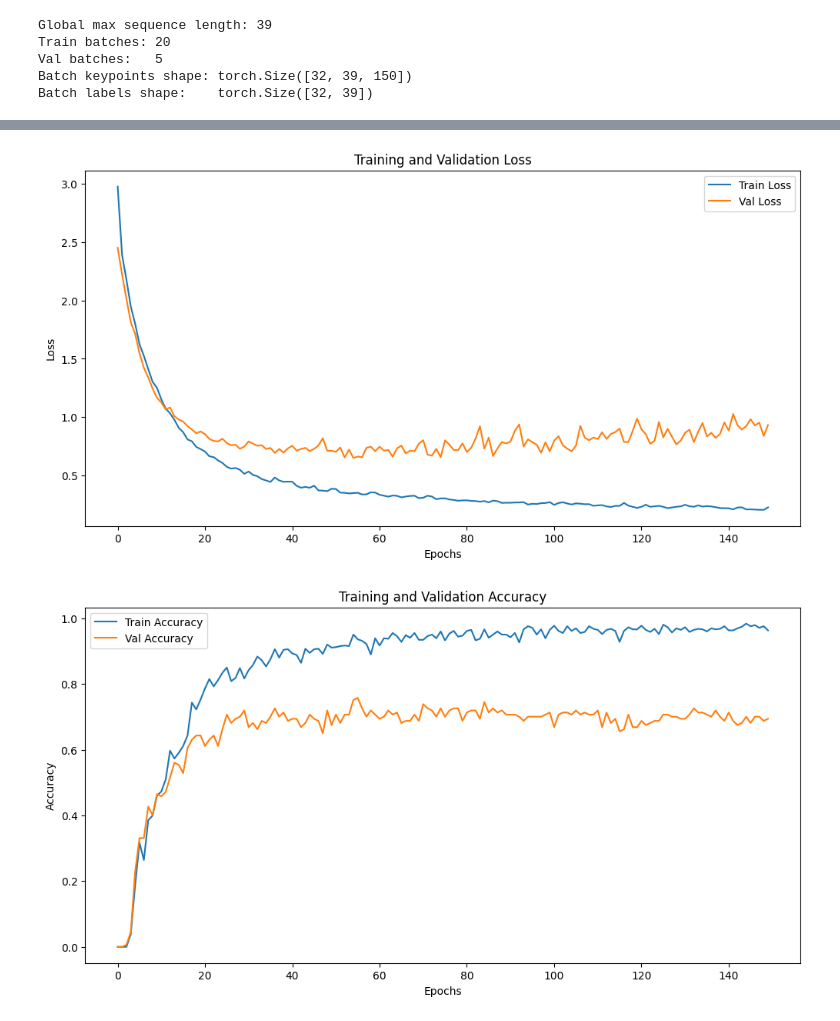
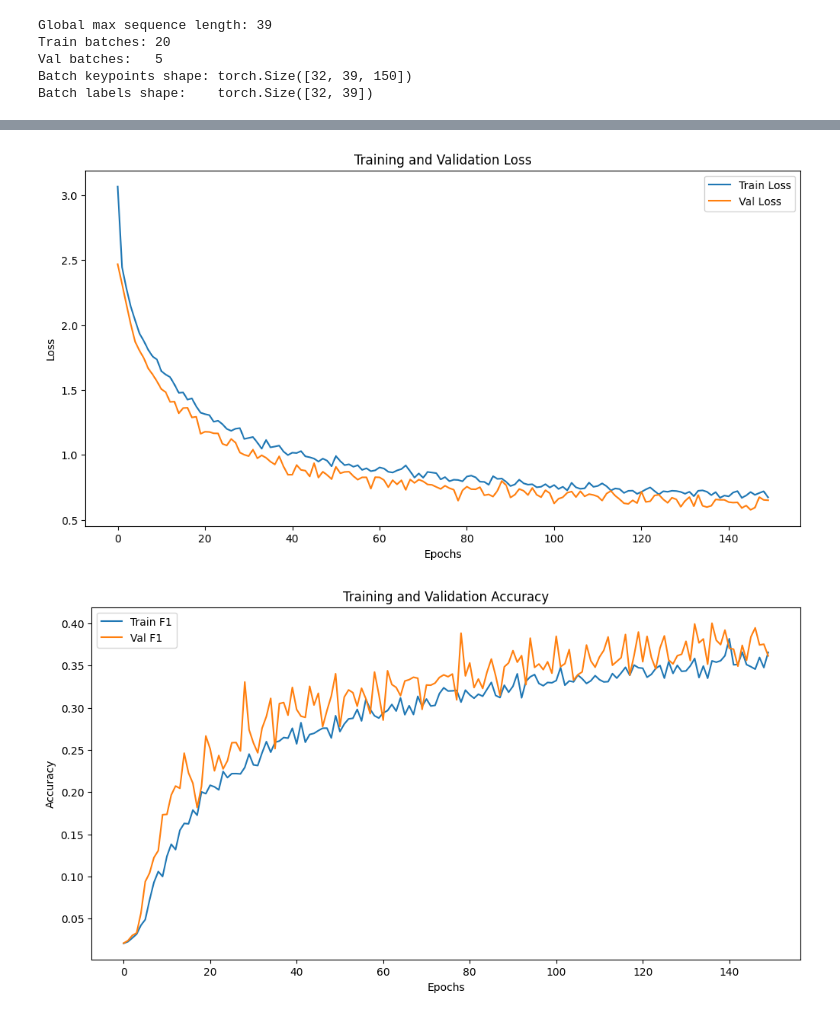
Before and after one commit to AIP491G5/VSLR, a Jupyter notebook: train_tcn.ipynb, the cells around one changed output, grey strips where cells are left out. Drawn from its saved outputs; the diff is of its cells as text; code cells hidden in the pictures.

```diff
--- a/train_tcn.ipynb
+++ b/train_tcn.ipynb
@@ -212,4 +214,14 @@ class LoadData(Dataset):
         seq_lbl= lbl_seq[self.offset::5]
         # convert to tensors directly (length may vary per sample)
         return torch.from_numpy(seq_kp).float(), torch.from_numpy(seq_lbl).long()
+# %%
+def add_noise(kp_seq: torch.Tensor, std: float = 0.02) -> torch.Tensor:
+    """Add Gaussian noise to keypoint sequence."""
+    return kp_seq + torch.randn_like(kp_seq) * std
+
+
+def random_frame_dropout(kp_seq: torch.Tensor, drop_prob: float = 0.1) -> torch.Tensor:
+    """Randomly drop frames from a sequence."""
+    mask = torch.rand(kp_seq.shape[0], device=kp_seq.device) > drop_prob
+    return kp_seq[mask]
 # %%
@@ -471,6 +503,5 @@ def train_tcn(
     return history
 # %%
-%env CUDA_LAUNCH_BLOCKING=1
 feature_size = 150
 hidden_size  = 128
 num_classes  = 52
@@ -489,8 +520,8 @@ num_channels = [hidden_size] * num_levels
 # data loaders
 kp_dir = 'data/Keypoints_TCN'
 lbl_dir = 'data/Labels'
-train_loader, val_loader, _ = create_dataloaders(kp_dir, lbl_dir, batch_size=batch_size)
-
+train_loader, val_loader, _ = create_dataloaders(kp_dir, lbl_dir, batch_size=batch_size, augment=True)
+checkpoint = ModelCheckpoint('best_model_tcn.pth', monitor='val_f1', verbose=True)
 # build model
 model = TCNClassifier(
     input_size   = feature_size,
@@ -507,6 +538,6 @@ criterion = nn.CrossEntropyLoss(weight=class_weights)
 optimizer = torch.optim.Adam(model.parameters(), lr=lr)
 
 loss_hist = train_tcn(
-    model, train_loader, val_loader, criterion, optimizer, device, window_size, num_epochs
+    model, train_loader, val_loader, criterion, optimizer, device, window_size, num_epochs, checkpoint
 )
 # %% [output]
@@ -549,26 +580,7 @@ def inference(
         preds = torch.argmax(logits, dim=1)
     return preds.cpu()
 # %%
-for seq, lbls in val_loader.dataset:
-        preds = inference(model, seq, device, window_size)
-        print(f"Preds: {preds.tolist()}  Truth: {lbls[window_size-1:].tolist()}")
-
-# --- Evaluation on full validation set ---
-from sklearn.metrics import accuracy_score, classification_report, confusion_matrix
-# Remove seaborn dependency; use matplotlib for confusion matrix
 import matplotlib.pyplot as plt
-
-all_preds, all_truths = [], []
-for seq, lbls in val_loader.dataset:
-    preds = inference(model, seq, device, window_size)
-    truths = lbls[window_size-1:].tolist()
-    all_preds.extend(preds.tolist())
-    all_truths.extend(truths)
-
-acc = accuracy_score(all_truths, all_preds)
-print(f"Validation Accuracy: {acc:.4f}")
-print("Classification Report:")
-print(classification_report(all_truths, all_preds, zero_division=0))
 #show history train and val loss
 plt.figure(figsize=(12, 6))
 plt.plot(loss_hist['train_loss'], label='Train Loss')
@@ -580,8 +592,8 @@ plt.legend()
 plt.show()
 #show history train and val acc
 plt.figure(figsize=(12, 6))
-plt.plot(loss_hist['train_acc'], label='Train Accuracy')
-plt.plot(loss_hist['val_acc'], label='Val Accuracy')
+plt.plot(loss_hist['train_f1'], label='Train F1')
+plt.plot(loss_hist['val_f1'], label='Val F1')
 plt.xlabel('Epochs')
 plt.ylabel('Accuracy')
 plt.title('Training and Validation Accuracy')
@@ -608,2 +603,2 @@ weighted avg       0.85      0.82      0.83      1340
-[figure, old version]
+[figure, new version]
-[figure, old version]
+[figure, new version]
```
Also changed, not shown: parts of 11 cells of this notebook, 2 other files.
